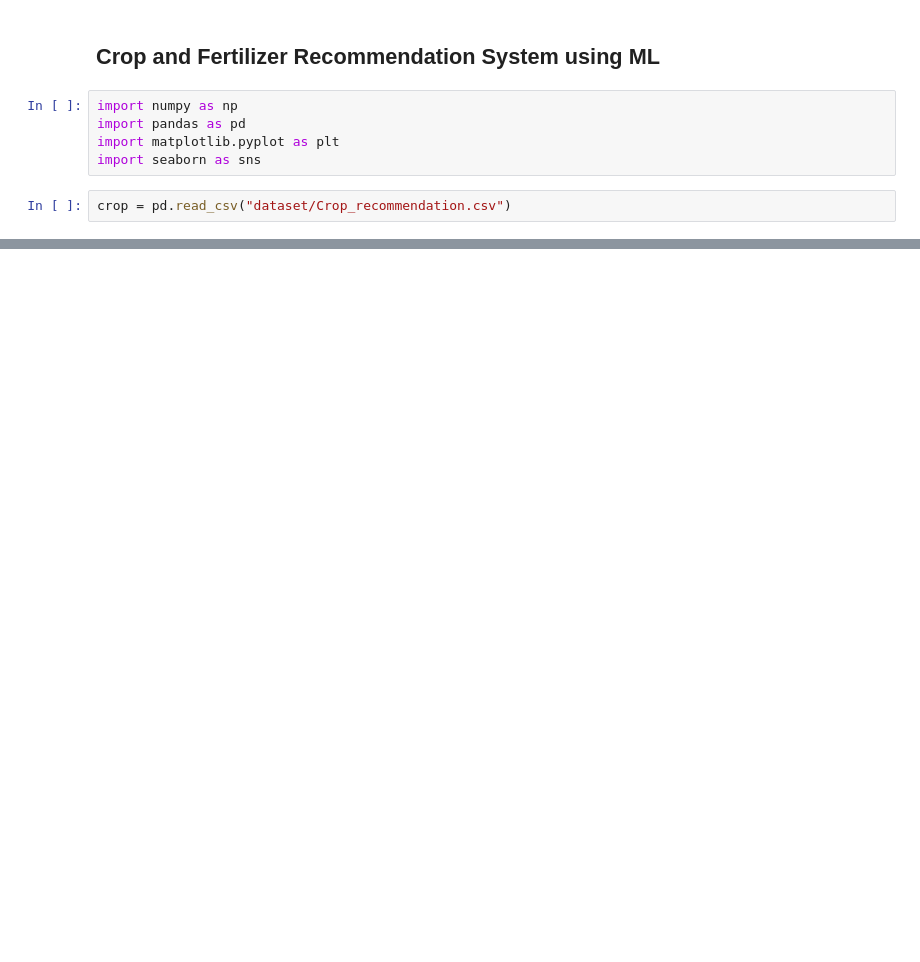
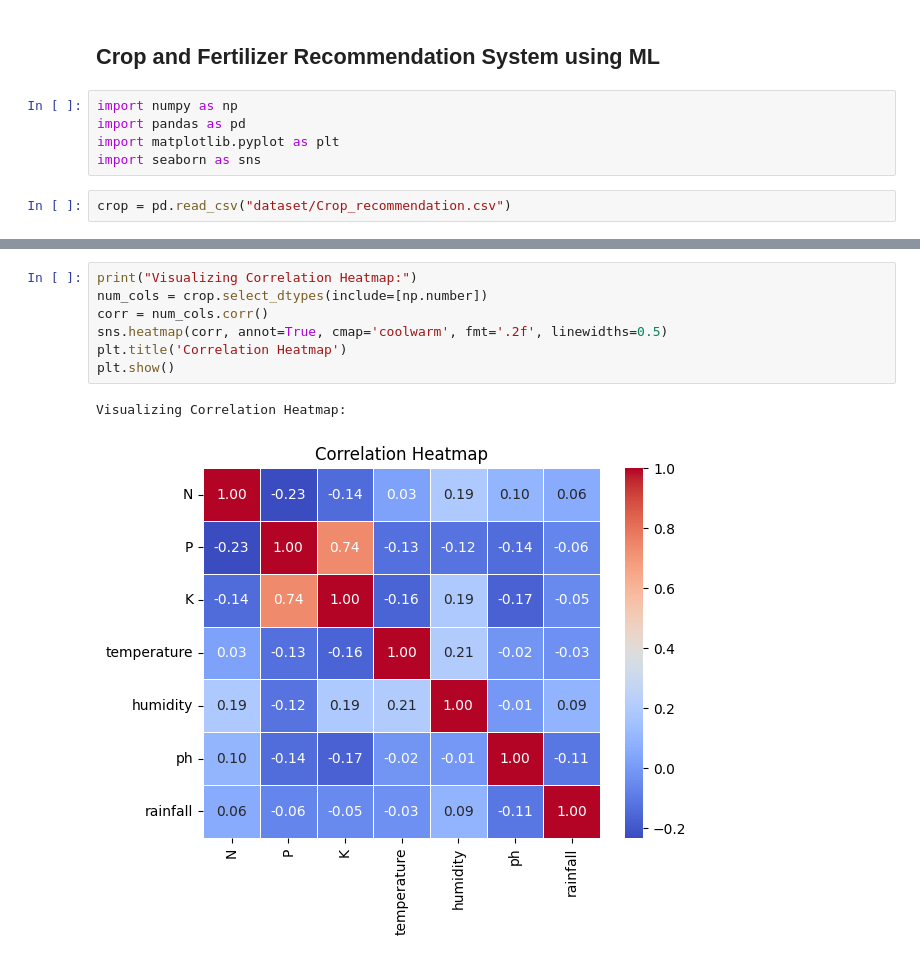
Before and after one commit to acecode101/Week-1, a Jupyter notebook: crop.ipynb, the cells around one changed output, grey strips where cells are left out. Saved outputs shown, nothing was run; the diff lists cells and outputs as text; blank space fills up the shorter version.

```diff
--- a/crop.ipynb
+++ b/crop.ipynb
@@ -129,0 +207,10 @@ Name: count, dtype: int64
+# %%
+print("Visualizing Correlation Heatmap:")
+num_cols = crop.select_dtypes(include=[np.number])
+corr = num_cols.corr()
+sns.heatmap(corr, annot=True, cmap='coolwarm', fmt='.2f', linewidths=0.5)
+plt.title('Correlation Heatmap')
+plt.show()
+# %% [output]
+Visualizing Correlation Heatmap:
+[figure, added]
```
Also changed, not shown: parts of 23 cells of this notebook.
